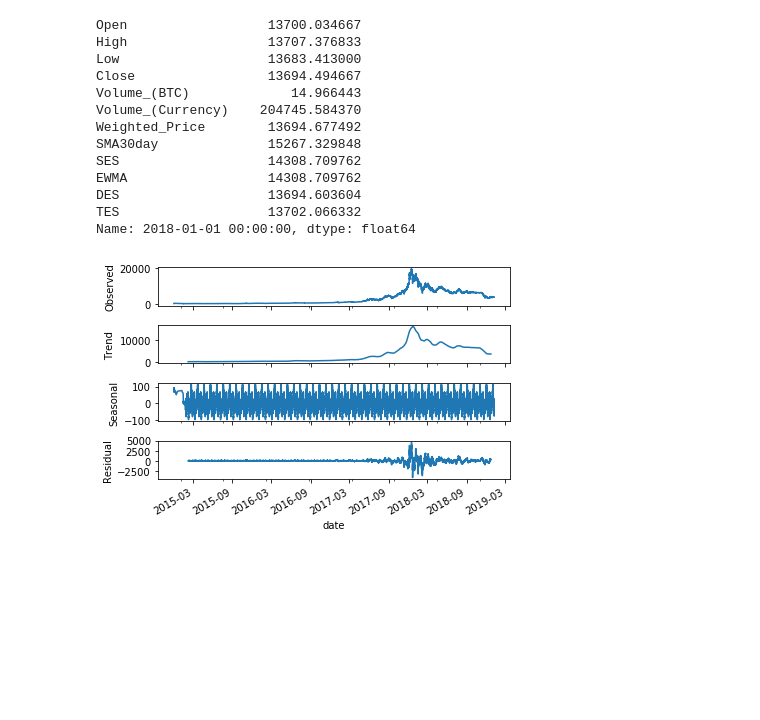
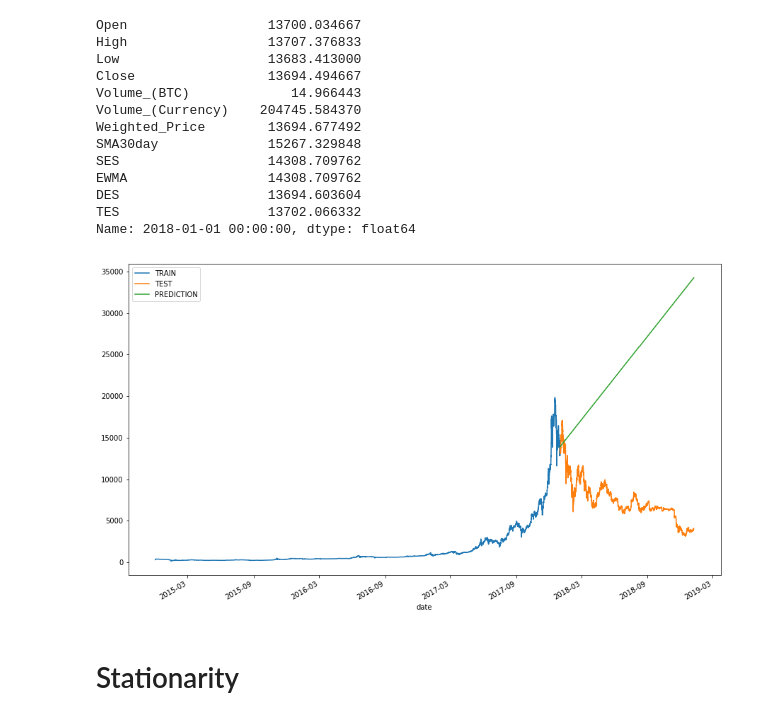
Before and after one commit to legomydiego/Thinkful-Final-Capstone, a Jupyter notebook: Final Capstone.ipynb, the cells around one changed output. Saved outputs shown, nothing was run; the diff lists cells and outputs as text; code cells hidden in the pictures; blank space fills up the shorter version.

```diff
--- a/Final Capstone.ipynb
+++ b/Final Capstone.ipynb
@@ -178,3 +178,15 @@ Name: 2018-01-01 00:00:00, dtype: float64
 #Split at location 25778 which refers to 01/01/2018 at 12 am
 train = df['Close'][:25778]
 test = df['Close'][25778:]
+# %%
+# Double exponential smoothing modelling, since I can't tell if there is a seasonality factor, but there is kind of
+# a growth trend if you ignore the mania of 2018
+fitted_DES_model = ExponentialSmoothing(train, trend='add').fit()
+fitted_DES_predictions = fitted_DES_model.forecast(8905)
+fitted_DES_predictions.index = test.index
+# %%
+train.plot(legend=True,label='TRAIN')
+test.plot(legend=True,label='TEST',figsize=(15,9))
+fitted_DES_predictions.plot(legend=True,label='PREDICTION');
+# %% [output]
+[figure, added]
@@ -181 +197,3 @@ test = df['Close'][25778:]
+# %% [markdown]
+# Stationarity
 # %%
@@ -187,5 +201,0 @@ from statsmodels.tsa.seasonal import seasonal_decompose
-# %%
-decomposition = seasonal_decompose(df['Close'], model='add', freq=720)
-decomposition.plot();
-# %% [output]
-[figure, removed]
```
Also changed, not shown: parts of 6 cells of this notebook.
